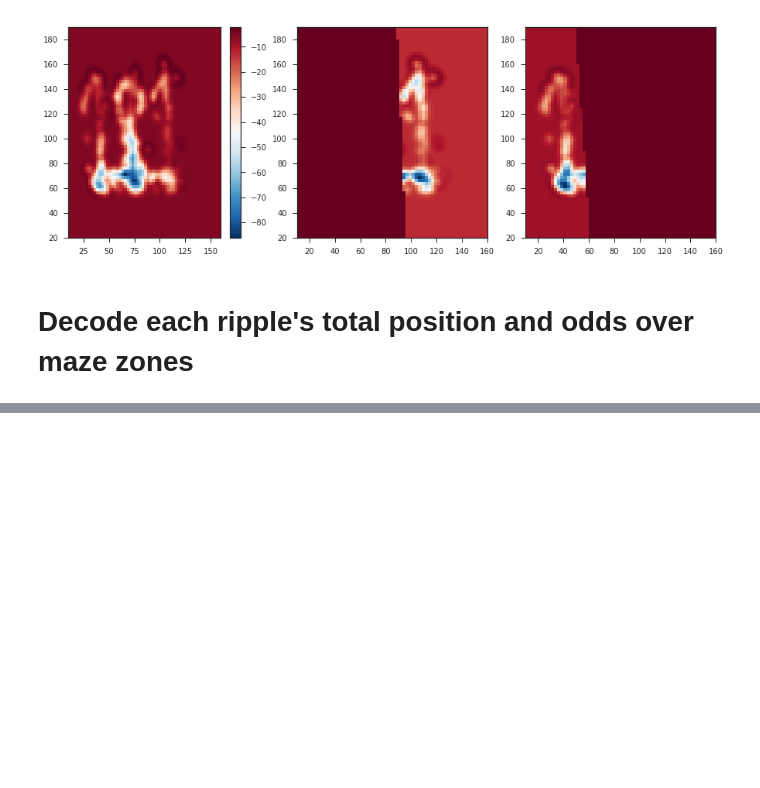
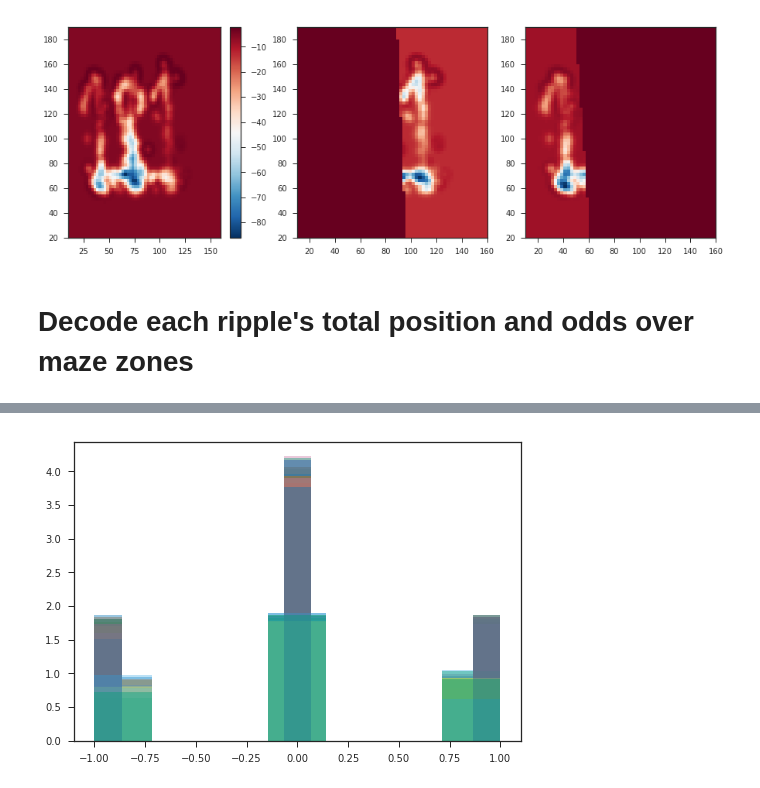
Before and after one commit to ckemere/RippleStickiness, a Jupyter notebook: Ripple-Bias.ipynb, the cells around one changed output, grey strips where cells are left out. Saved outputs shown, nothing was run; the diff lists cells and outputs as text; code cells hidden in the pictures; blank space fills up the shorter version.

```diff
--- a/Ripple-Bias.ipynb
+++ b/Ripple-Bias.ipynb
@@ -751,0 +800,5 @@ Fra 10 389 ripples
+# %%
+for idx in range(50):
+    sns.distplot(shuf_scores[idx], kde=False, norm_hist=True)
+# %% [output]
+[figure, added]
```
Also changed, not shown: parts of 20 cells of this notebook, 4 other files.
